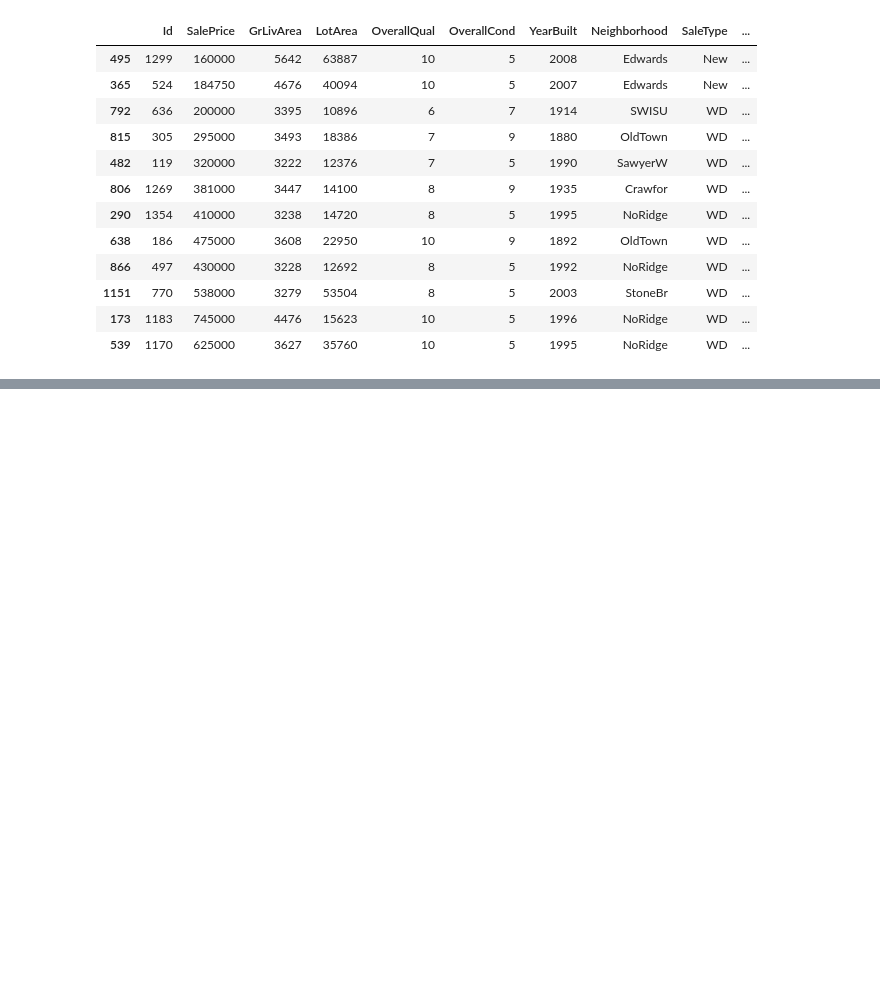
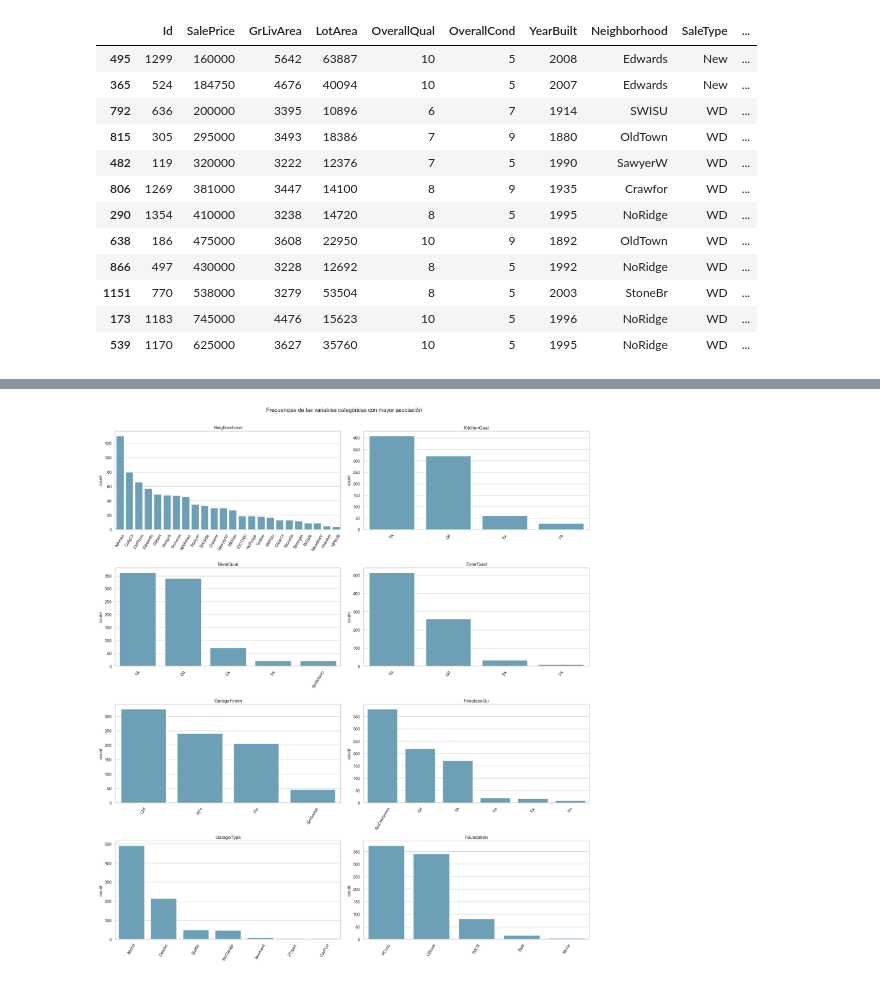
Before and after one commit to Bamo0507/Proyecto_1_Casas_Redes, a Jupyter notebook: Proyecto1.ipynb, the cells around one changed output, grey strips where cells are left out. Cells and saved outputs as stored; diff of their text form; code cells hidden in the pictures; blank space fills up the shorter version.

```diff
--- a/Proyecto1.ipynb
+++ b/Proyecto1.ipynb
@@ -780,0 +1144,44 @@ Dicho esto, se conservarán los casos raros que mantengan coherencia entre sus v
+# %%
+etiquetas_ausencia_eda = {
+    "Alley": "SinCallejon",
+    "BsmtQual": "SinSotano",
+    "BsmtCond": "SinSotano",
+    "BsmtExposure": "SinSotano",
+    "BsmtFinType1": "SinSotano",
+    "BsmtFinType2": "SinSotano",
+    "FireplaceQu": "SinChimenea",
+    "GarageType": "SinGaraje",
+    "GarageFinish": "SinGaraje",
+    "GarageQual": "SinGaraje",
+    "GarageCond": "SinGaraje",
+    "PoolQC": "SinPiscina",
+    "Fence": "SinCerca",
+    "MiscFeature": "SinCaracteristica",
+    "MasVnrType": "Desconocido",
+}
+
+
+def preparar_categoria_eda(datos, variable):
+    etiqueta = etiquetas_ausencia_eda.get(variable, "Desconocido")
+    return datos[variable].fillna(etiqueta).astype(str)
+
+
+top_categoricas = resumen_asociaciones.loc[
+    resumen_asociaciones["Tipo"].eq("Categórica"),
+    "Variable",
+].head(8).tolist()
+
+fig, ejes = plt.subplots(4, 2, figsize=(18, 20))
+for eje, variable in zip(ejes.flat, top_categoricas):
+    serie = preparar_categoria_eda(df_entrenamiento, variable)
+    orden = serie.value_counts().index
+    sns.countplot(x=serie, order=orden, ax=eje, color="#61A5C2")
+    eje.set_title(variable)
+    eje.set_xlabel("")
+    eje.tick_params(axis="x", rotation=60)
+
+plt.suptitle("Frecuencias de las variables categóricas con mayor asociación", y=1.005)
+plt.tight_layout()
+plt.show()
+# %% [output]
+[figure, added]
```
Also changed, not shown: parts of 42 cells of this notebook, 38 other files.
